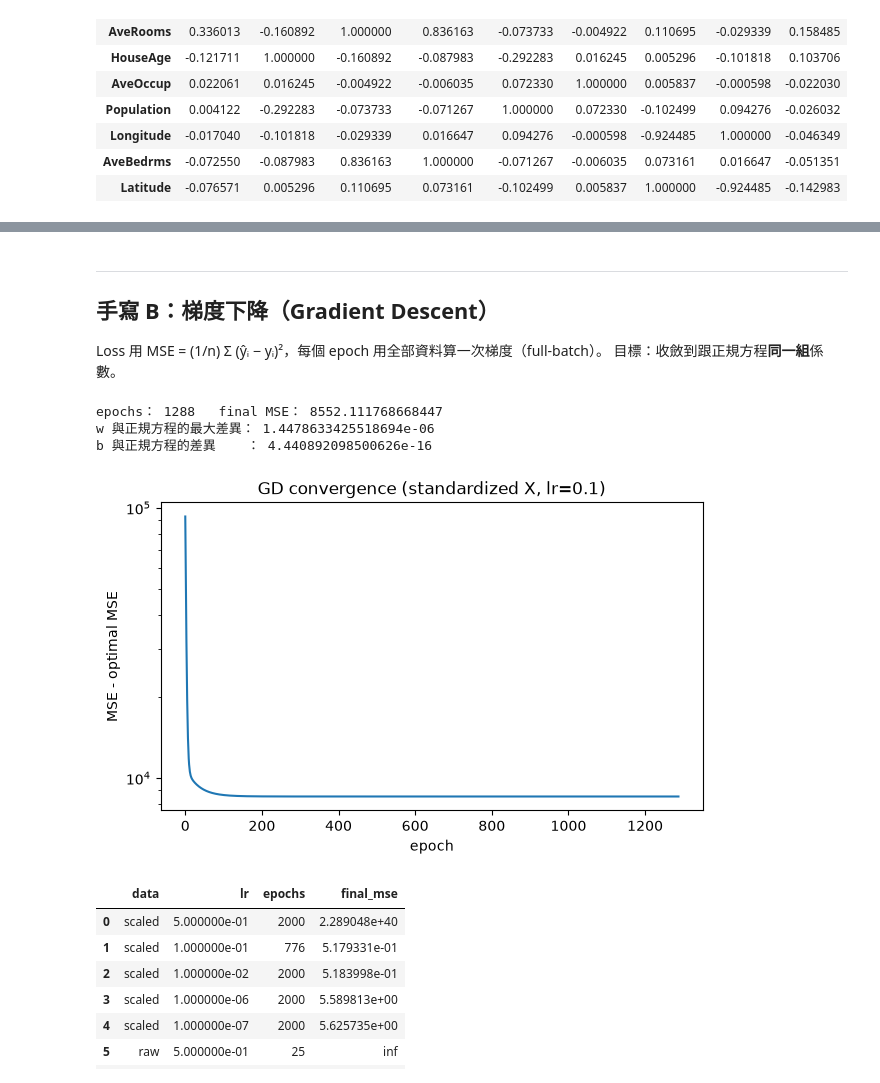
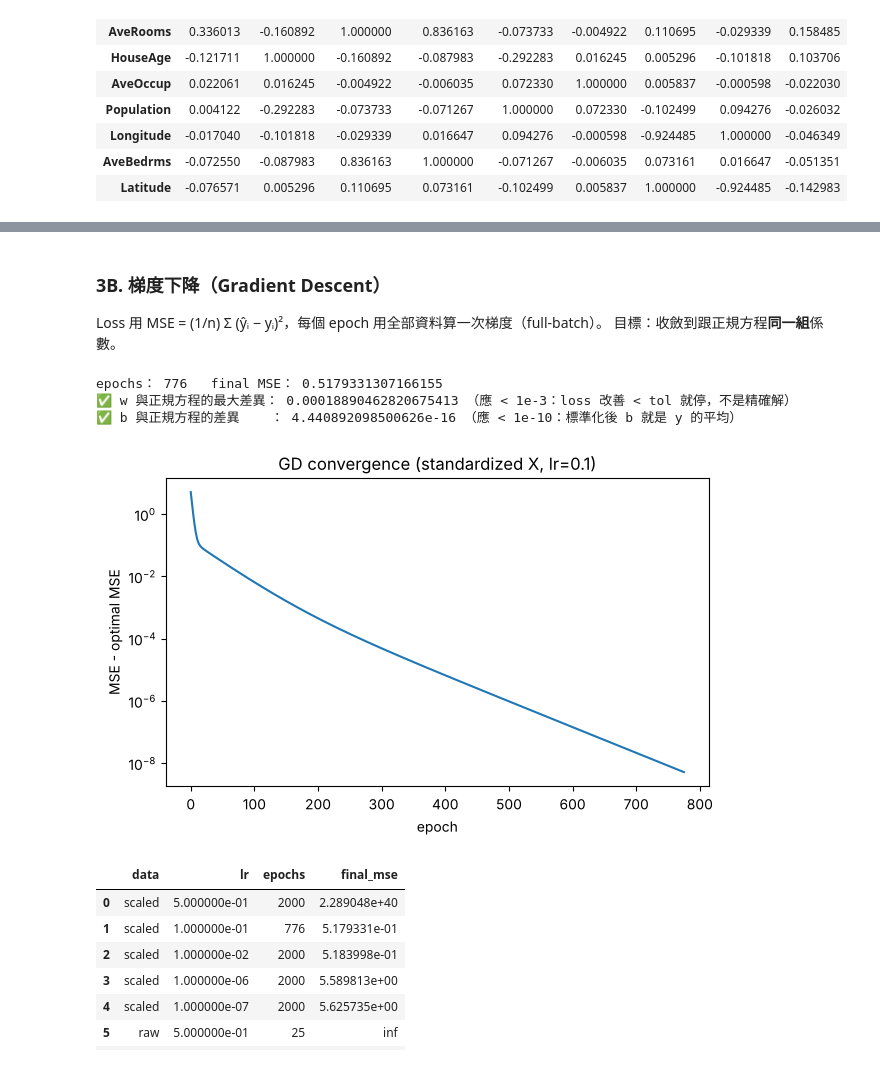
Before and after one commit to BlackUmbrella0123/ML-DL-LLM, a Jupyter notebook: notebooks/01-classic-ml/02-linear-regression/linear-regression.ipynb, the cells around one changed output, grey strips where cells are left out. Cells and saved outputs as stored; diff of their text form; code cells hidden in the pictures.

```diff
--- a/notebooks/01-classic-ml/02-linear-regression/linear-regression.ipynb
+++ b/notebooks/01-classic-ml/02-linear-regression/linear-regression.ipynb
@@ -97,9 +272,12 @@ plt.show()
 
 建議先在紙上推一次再寫。
 # %%
+from typing import Self
+
 import numpy as np
 import pandas as pd
 import matplotlib.pyplot as plt
+from numpy.typing import ArrayLike
 from sklearn.preprocessing import StandardScaler
 from ml_dl_llm.data import load_california_housing
 from ml_dl_llm.metrics import regression_metrics
@@ -113,8 +291,8 @@ X_train_s = scaler.transform(X_train)
 X_test_s = scaler.transform(X_test)
 
 
-def add_bias(X):
-    """在 X 最左邊補一欄 1，讓 bias 變成係數向量的第 0 個元素。"""
+def add_bias(X: ArrayLike) -> np.ndarray:
+    """在 X 最左邊補一欄 1，讓 bias 變成係數向量的第 0 個元素。X (n, d) → (n, d + 1)。"""
     X = np.asarray(X, dtype=float)
     return np.c_[np.ones(len(X)), X]
 
@@ -122,10 +300,11 @@ def add_bias(X):
 class LinearRegressionNE:
     """用正規方程一步求解。"""
 
-    def fit(self, X, y):
+    def fit(self, X: ArrayLike, y: ArrayLike) -> Self:
+        """X (n, d)、y (n,)。學到 w_ (d,) 與 b_，回傳 self。"""
         Xb = add_bias(X)
         y = np.asarray(y, dtype=float)
-        # TODO 1：解 (Xbᵀ Xb) θ = Xbᵀ y 得到 θ（長度 = 特徵數 + 1）
+        # TODO 3（程式）：解 (Xbᵀ Xb) θ = Xbᵀ y 得到 θ（長度 = 特徵數 + 1）
         #   - 用 np.linalg.solve(A, b)，不要用 np.linalg.inv（想想為什麼）
         #   - θ[0] 是 bias，θ[1:] 是各特徵權重
         theta = np.linalg.solve(Xb.T @ Xb, Xb.T @ y)
@@ -133,7 +312,8 @@ class LinearRegressionNE:
         self.w_ = theta[1:]
         return self
 
-    def predict(self, X):
+    def predict(self, X: ArrayLike) -> np.ndarray:
+        """X (n, d) → (n,) 的預測值。"""
         return np.asarray(X, dtype=float) @ self.w_ + self.b_
 # %%
 # 實驗：raw vs 標準化
@@ -201,8 +386,7 @@ raw $\approx 5.6\times10^{10}$、scaled $\approx 4.3\times10^{1}$，差約 9 個
   （白話：房間總數固定時，臥室比例越高、客廳等公共空間越少 → 這組係數不宜直接解讀為因果）
 - 這是共線性的典型症狀，Ridge（加 $\alpha I$ 墊高 $\lambda_\min$）可以讓這組係數變穩定。
 # %% [markdown]
----
-## 手寫 B：梯度下降（Gradient Descent）
+### 3B. 梯度下降（Gradient Descent）
 
 Loss 用 MSE = (1/n) Σ (ŷᵢ − yᵢ)²，每個 epoch 用全部資料算一次梯度（full-batch）。
 目標：收斂到跟正規方程**同一組**係數。
@@ -210,12 +394,13 @@ Loss 用 MSE = (1/n) Σ (ŷᵢ − yᵢ)²，每個 epoch 用全部資料算一
 class LinearRegressionGD:
     """Full-batch 梯度下降，最小化 MSE。"""
 
-    def __init__(self, lr=0.1, n_epochs=1000, tol=1e-10):
+    def __init__(self, lr: float = 0.1, n_epochs: int = 1000, tol: float = 1e-10) -> None:
         self.lr = lr
         self.n_epochs = n_epochs
         self.tol = tol  # loss 改善小於 tol 就提早停
 
-    def fit(self, X, y):
+    def fit(self, X: ArrayLike, y: ArrayLike) -> Self:
+        """X (n, d)、y (n,)。學到 w_ (d,)、b_ 與每個 epoch 的 loss_history_，回傳 self。"""
         X = np.asarray(X, dtype=float)
         y = np.asarray(y, dtype=float)
         n, d = X.shape
@@ -224,20 +409,20 @@ class LinearRegressionGD:
         self.loss_history_ = []
 
         for epoch in range(self.n_epochs):
-            # TODO 3：前向計算
+            # TODO 5（程式）：前向計算
             #   y_hat：目前參數下的預測值，shape (n,)
             #   loss ：MSE（純量）
             y_hat = X @ self.w_ + self.b_
             residual = y_hat - y
             loss = (residual ** 2).mean()
 
-            # TODO 4：梯度 —— MSE 分別對 w、b 偏微分
+            # TODO 6（程式）：梯度 —— MSE 分別對 w、b 偏微分
             #   grad_w shape (d,)、grad_b 是純量
             #   提示：先算殘差 r = y_hat - y，再用矩陣運算，不要寫 for 迴圈
             grad_w = (2 / n) * X.T @ residual
             grad_b = (2 / n) * np.sum(residual)
 
-            # TODO 5：參數更新（兩行）
+            # TODO 7（程式）：參數更新（兩行）
             self.w_ -= self.lr * grad_w
             self.b_ -= self.lr * grad_b
 
@@ -248,28 +433,30 @@ class LinearRegressionGD:
                 break
         return self
 
-    def predict(self, X):
+    def predict(self, X: ArrayLike) -> np.ndarray:
+        """X (n, d) → (n,) 的預測值。"""
         return np.asarray(X, dtype=float) @ self.w_ + self.b_
 # %%
 # 在標準化資料上跑，跟正規方程的解比對
 gd = LinearRegressionGD(lr=0.1, n_epochs=5000).fit(X_train_s, y_train)
 print("epochs：", len(gd.loss_history_), "  final MSE：", gd.loss_history_[-1])
-print("w 與正規方程的最大差異：", np.abs(gd.w_ - ne_s.w_).max())
-print("b 與正規方程的差異    ：", abs(gd.b_ - ne_s.b_))
+print("✅ w 與正規方程的最大差異：", np.abs(gd.w_ - ne_s.w_).max(),
+      "（應 < 1e-3：loss 改善 < tol 就停，不是精確解）")
+print("✅ b 與正規方程的差異    ：", abs(gd.b_ - ne_s.b_), "（應 < 1e-10：標準化後 b 就是 y 的平均）")
 
 best_mse = np.mean((ne_s.predict(X_train_s) - y_train) ** 2)
 fig, ax = plt.subplots(figsize=(7, 4))
 ax.plot(np.maximum(np.array(gd.loss_history_) - best_mse, 1e-16))
 ax.set_yscale("log")
 ax.set_xlabel("epoch")
 ax.set_ylabel("MSE - optimal MSE")
 ax.set_title("GD convergence (standardized X, lr=0.1)")
 plt.show()
 # %% [output]
-epochs： 1288   final MSE： 8552.111768668447
-w 與正規方程的最大差異： 1.4478633425518694e-06
-b 與正規方程的差異    ： 4.440892098500626e-16
+epochs： 776   final MSE： 0.5179331307166155
+✅ w 與正規方程的最大差異： 0.00018890462820675413 （應 < 1e-3：loss 改善 < tol 就停，不是精確解）
+✅ b 與正規方程的差異    ： 4.440892098500626e-16 （應 < 1e-10：標準化後 b 就是 y 的平均）
-[figure, old version]
+[figure, new version]
 # %%
 # 實驗：學習率 × 是否標準化
 rows = []
```
Also changed, not shown: parts of 43 cells of this notebook, 5 other files.
